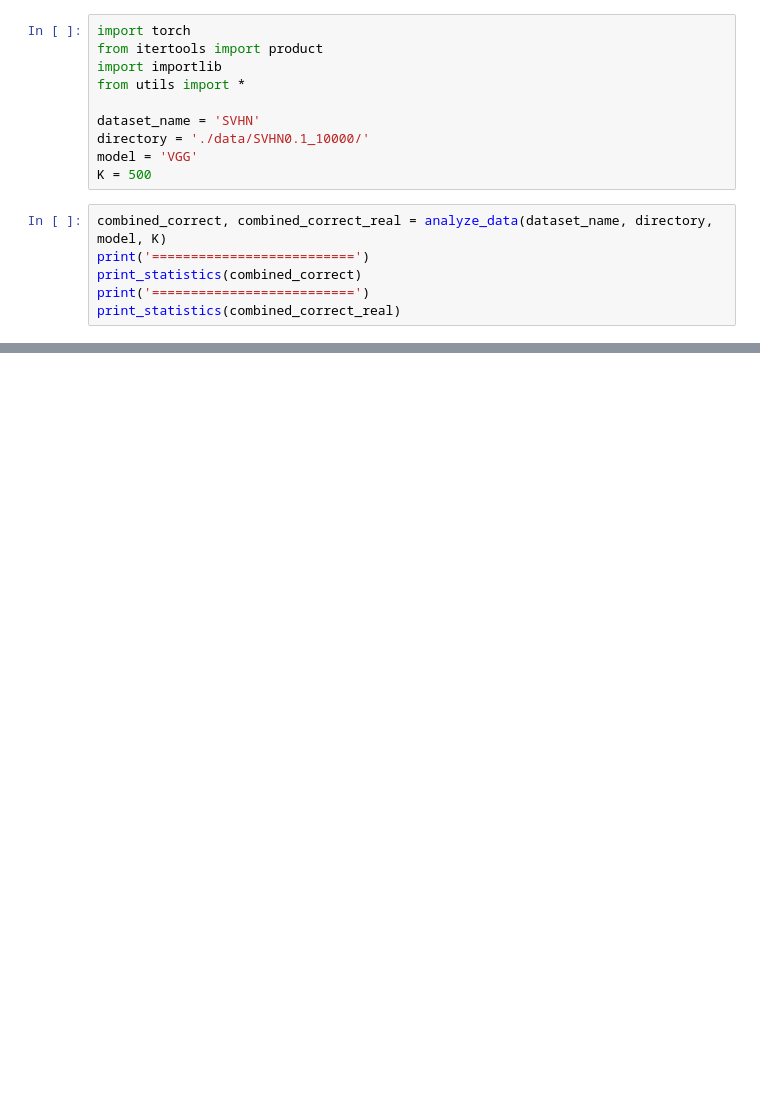
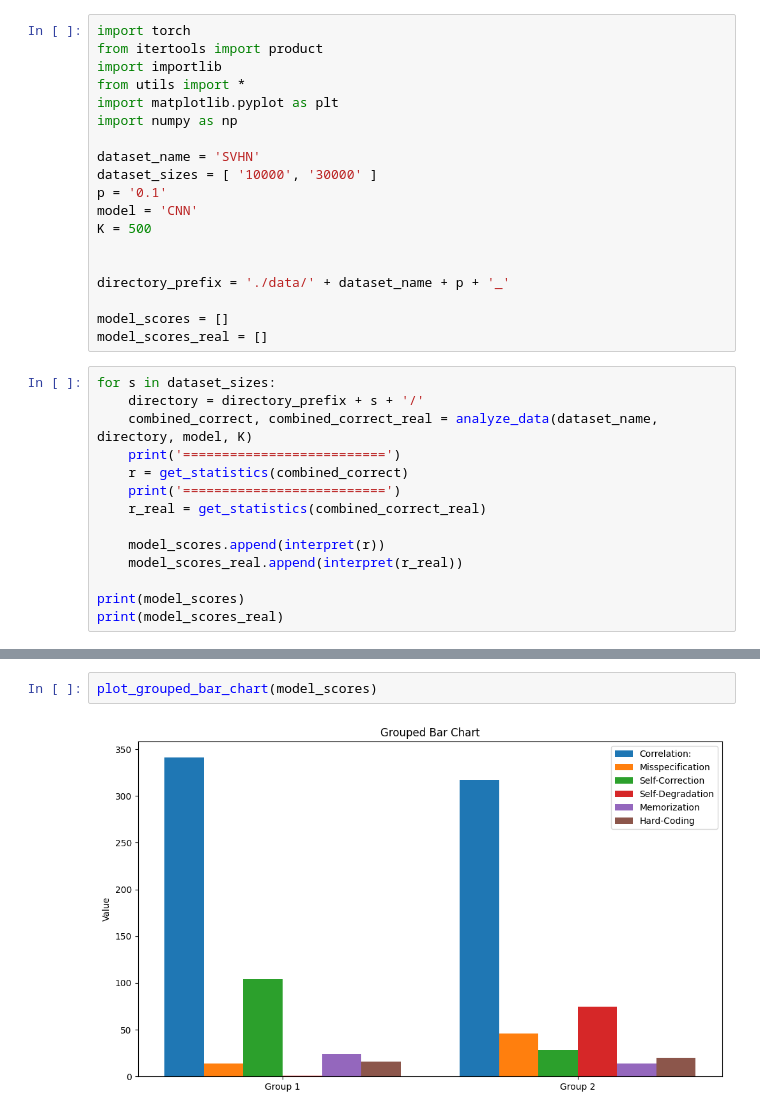
Before and after one commit to kamalikach/memorize, a Jupyter notebook: data_analysis.ipynb, the cells around one changed output, grey strips where cells are left out. Drawn from its saved outputs; the diff is of its cells as text; blank space fills up the shorter version.

```diff
--- a/data_analysis.ipynb
+++ b/data_analysis.ipynb
@@ -3,17 +3,34 @@ import torch
 from itertools import product
 import importlib
 from utils import *
+import matplotlib.pyplot as plt
+import numpy as np
 
 dataset_name = 'SVHN'
-directory = './data/SVHN0.1_10000/'
-model = 'VGG'
+dataset_sizes = [ '10000', '30000' ]
+p = '0.1'
+model = 'CNN'
 K = 500
+
+
+directory_prefix = './data/' + dataset_name + p + '_'
+
+model_scores = []
+model_scores_real = []
 # %%
-combined_correct, combined_correct_real = analyze_data(dataset_name, directory, model, K)
-print('==========================')
-print_statistics(combined_correct)
-print('==========================')
-print_statistics(combined_correct_real)
+for s in dataset_sizes:
+    directory = directory_prefix + s + '/'
+    combined_correct, combined_correct_real = analyze_data(dataset_name, directory, model, K)
+    print('==========================')
+    r = get_statistics(combined_correct)
+    print('==========================')
+    r_real = get_statistics(combined_correct_real)
+
+    model_scores.append(interpret(r))
+    model_scores_real.append(interpret(r_real))
+
+print(model_scores)
+print(model_scores_real)
 # %% [output]
 Using downloaded and verified file: ./data/train_32x32.mat
 Using downloaded and verified file: ./data/train_32x32.mat
@@ -34,0 +55,4 @@ f(S  ): 479
+# %%
+plot_grouped_bar_chart(model_scores)
+# %% [output]
+[figure, added]
```
Also changed, not shown: parts of 2 cells of this notebook, 1 other file.
